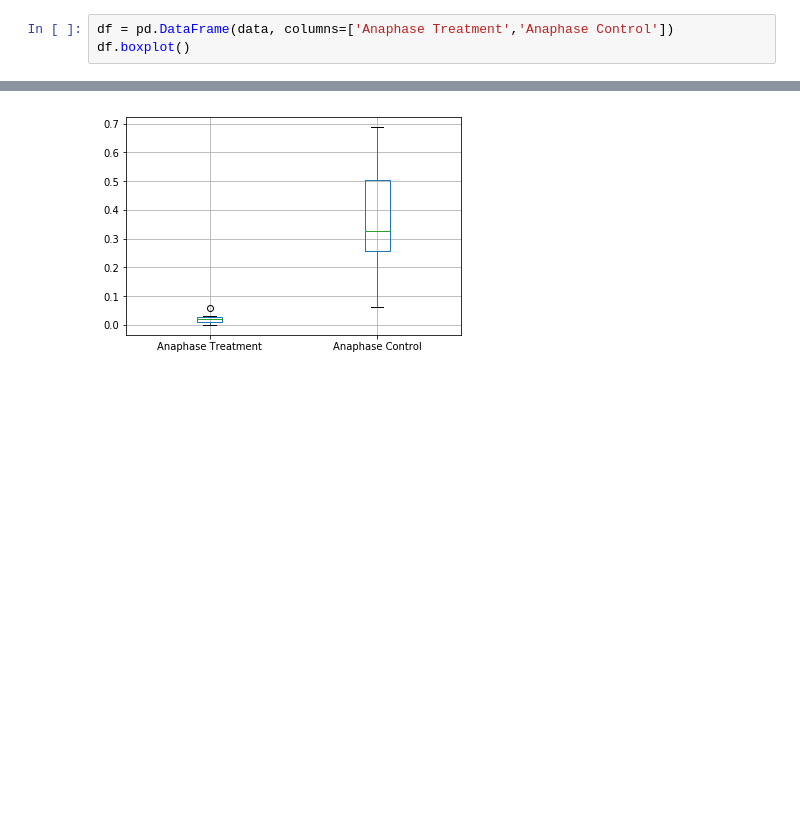
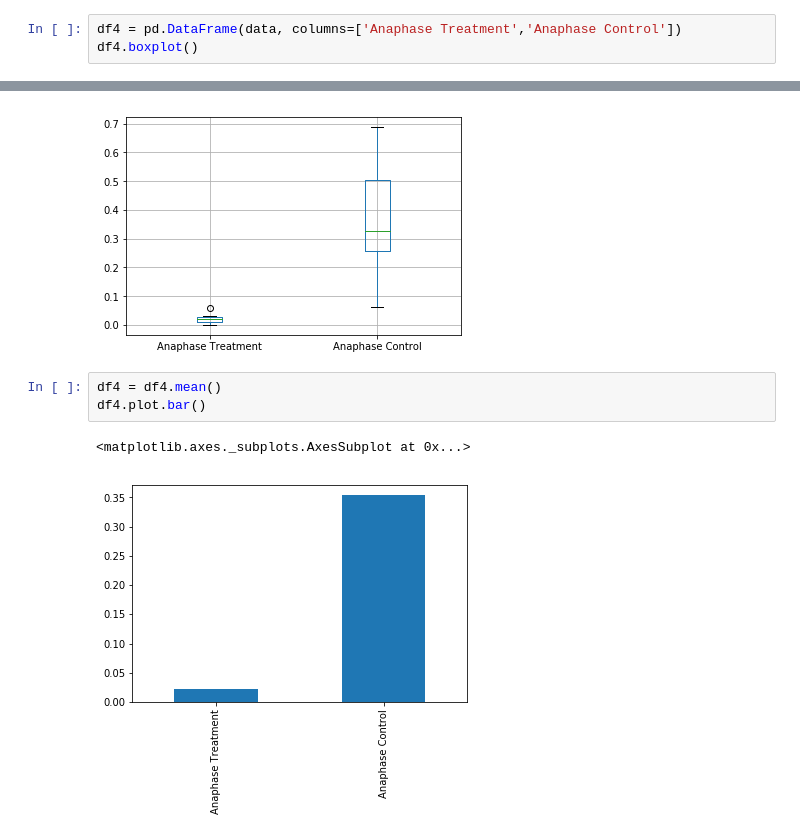
Before and after one commit to ytyfeng/data-analysis, a Jupyter notebook: bil151_data_analysis.ipynb, the cells around one changed output, grey strips where cells are left out. Cells and saved outputs as stored; diff of their text form; blank space fills up the shorter version.

```diff
--- a/bil151_data_analysis.ipynb
+++ b/bil151_data_analysis.ipynb
@@ -62,7 +80,13 @@ df.boxplot()
 # %%
-df = pd.DataFrame(data, columns=['Anaphase Treatment','Anaphase Control'])
-df.boxplot()
+df4 = pd.DataFrame(data, columns=['Anaphase Treatment','Anaphase Control'])
+df4.boxplot()
 # %% [output]
 <matplotlib.axes._subplots.AxesSubplot at 0x...>
 [figure]
+# %%
+df4 = df4.mean()
+df4.plot.bar()
+# %% [output]
+<matplotlib.axes._subplots.AxesSubplot at 0x...>
+[figure, added]
 # %%
```
Also changed, not shown: parts of 9 cells of this notebook.
